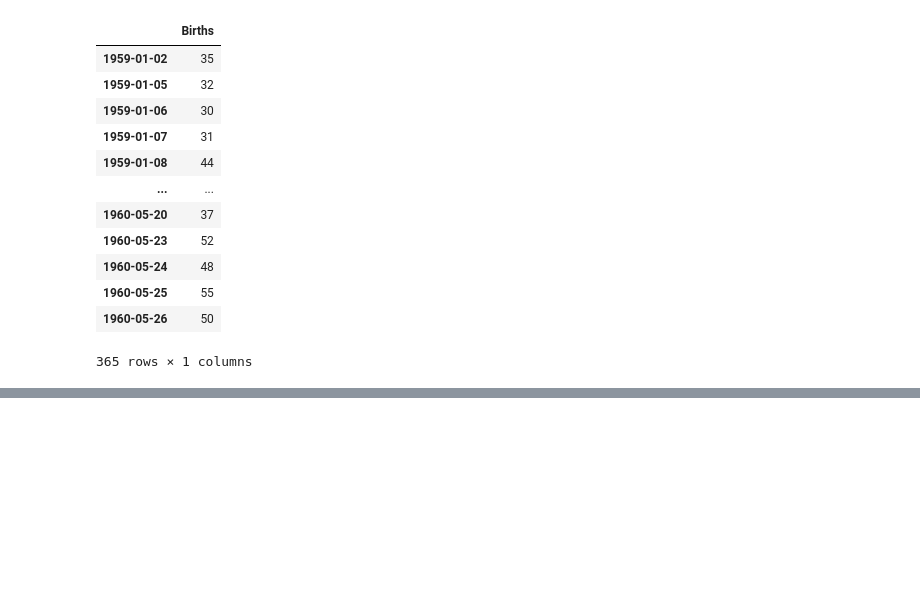
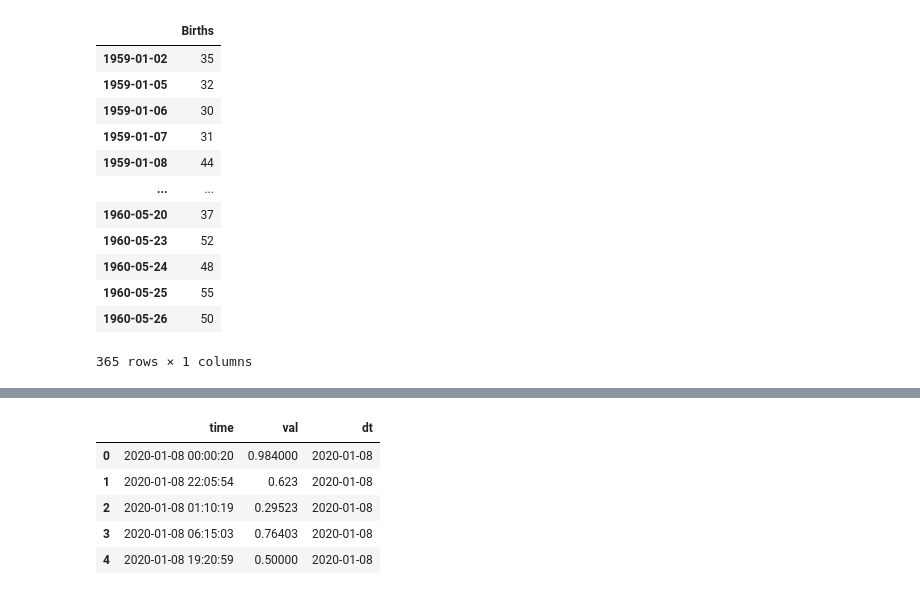
Before and after one commit to Rajiv2806/Python-Code-Helpers, a Jupyter notebook: Pandas/Pandas Dates.ipynb, the cells around one changed output, grey strips where cells are left out. Cells and saved outputs as stored; diff of their text form; code cells hidden in the pictures; blank space fills up the shorter version.

```diff
--- a/Pandas/Pandas Dates.ipynb
+++ b/Pandas/Pandas Dates.ipynb
@@ -954,0 +999,11 @@ df.tshift(1)
+# %%
+# Extract only dates from a date
+df['dt'] = df.time.dt.floor('D')
+df
+# %% [output]
+|  | time | val | dt |
+| 0 | 2020-01-08 00:00:20 | 0.984000 | 2020-01-08 |
+| 1 | 2020-01-08 22:05:54 | 0.623 | 2020-01-08 |
+| 2 | 2020-01-08 01:10:19 | 0.29523 | 2020-01-08 |
+| 3 | 2020-01-08 06:15:03 | 0.76403 | 2020-01-08 |
+| 4 | 2020-01-08 19:20:59 | 0.50000 | 2020-01-08 |
```
Also changed, not shown: parts of 7 cells of this notebook, 2 other files.
